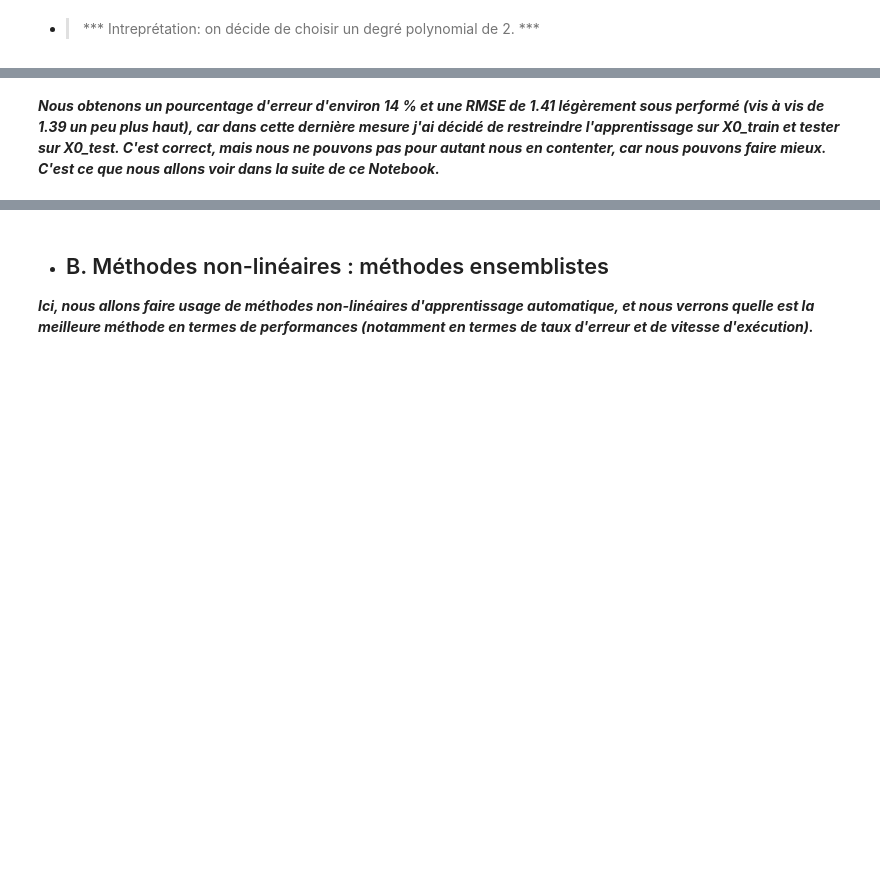
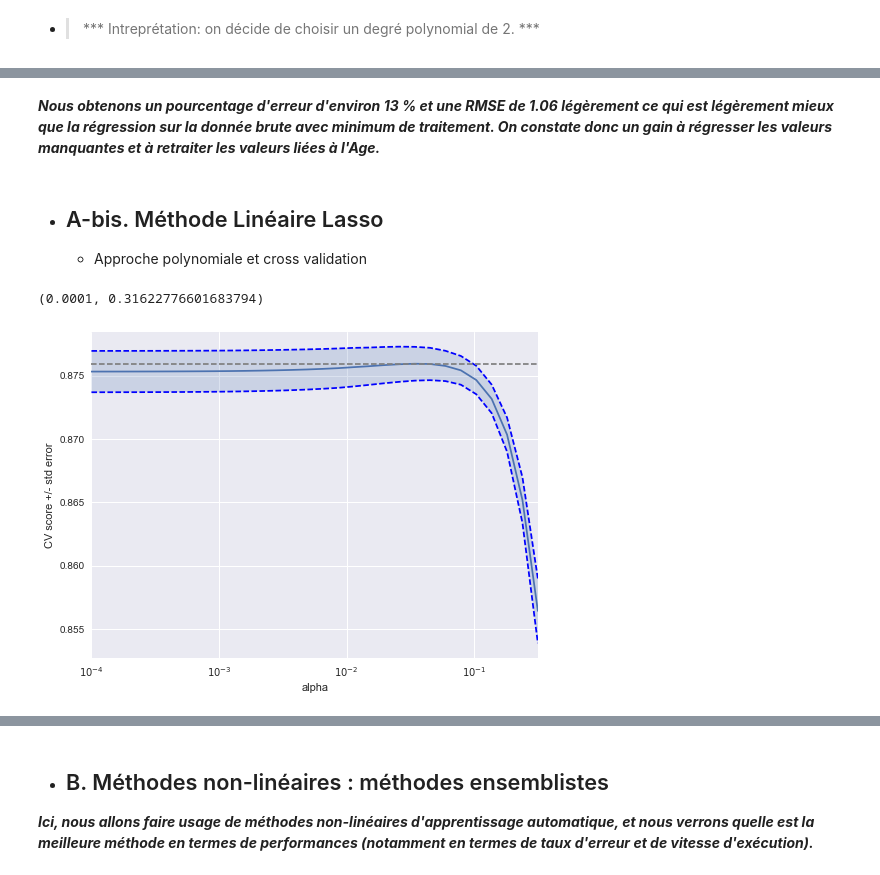
Before and after one commit to OuesFa/Axa_Challenge, a Jupyter notebook: notebooks/Ch3 -Fine Tuning & Améliorations.ipynb, the cells around one changed output, grey strips where cells are left out. Drawn from its saved outputs; the diff is of its cells as text; code cells hidden in the pictures; blank space fills up the shorter version.

```diff
--- a/notebooks/Ch3 -Fine Tuning & Améliorations.ipynb
+++ b/notebooks/Ch3 -Fine Tuning & Améliorations.ipynb
@@ -306,3 +386,6 @@ La moyenne absolue de pourcentage d'erreur est de 13.7868232122 %
 Meilleur model utilisant {'linear_regression__normalize': False}.
-# %% [markdown]
-***Nous obtenons un pourcentage d'erreur d'environ 14 % et une RMSE de 1.41 légèrement sous performé (vis à vis de 1.39 un peu plus haut), car dans cette dernière mesure j'ai décidé de restreindre l'apprentissage sur X0_train et tester sur X0_test. C'est correct, mais nous ne pouvons pas pour autant nous en contenter, car nous pouvons faire mieux. C'est ce que nous allons voir dans la suite de ce Notebook.***
+# %% [markdown]
+***Nous obtenons un pourcentage d'erreur d'environ 13 % et une RMSE de 1.06 légèrement ce qui est légèrement mieux que la régression sur la donnée brute avec minimum de traitement. On constate donc un gain à régresser les valeurs manquantes et à retraiter les valeurs liées à l'Age.***
+# %% [markdown]
+- ## A-bis. Méthode Linéaire Lasso   <a name="lasso"></a>
+    - Approche polynomiale et cross validation
@@ -308,0 +397,36 @@ Meilleur model utilisant {'linear_regression__normalize': False}.
+# %%
+lasso = Lasso(random_state=42)
+alphas = np.logspace(-4, -0.5, 30)
+
+scores = list()
+scores_std = list()
+
+n_folds = 3
+
+for alpha in alphas:
+    lasso.alpha = alpha
+    this_scores = cross_val_score(lasso, X, y, cv=n_folds, n_jobs=1)
+    scores.append(np.mean(this_scores))
+    scores_std.append(np.std(this_scores))
+
+scores, scores_std = np.array(scores), np.array(scores_std)
+
+plt.figure().set_size_inches(8, 6)
+plt.semilogx(alphas, scores)
+
+# plot error lines showing +/- std. errors of the scores
+std_error = scores_std / np.sqrt(n_folds)
+
+plt.semilogx(alphas, scores + std_error, 'b--')
+plt.semilogx(alphas, scores - std_error, 'b--')
+
+# alpha=0.2 controls the translucency of the fill color
+plt.fill_between(alphas, scores + std_error, scores - std_error, alpha=0.2)
+
+plt.ylabel('CV score +/- std error')
+plt.xlabel('alpha')
+plt.axhline(np.max(scores), linestyle='--', color='.5')
+plt.xlim([alphas[0], alphas[-1]])
+# %% [output]
+(0.0001, 0.31622776601683794)
+[figure, added]
```
Also changed, not shown: parts of 64 cells of this notebook, 9 other files.
